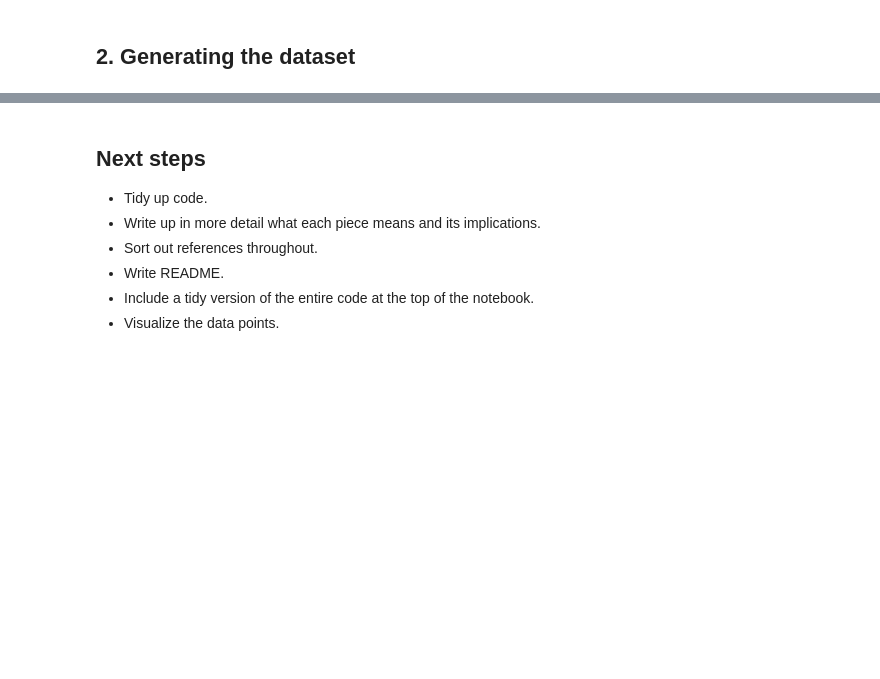
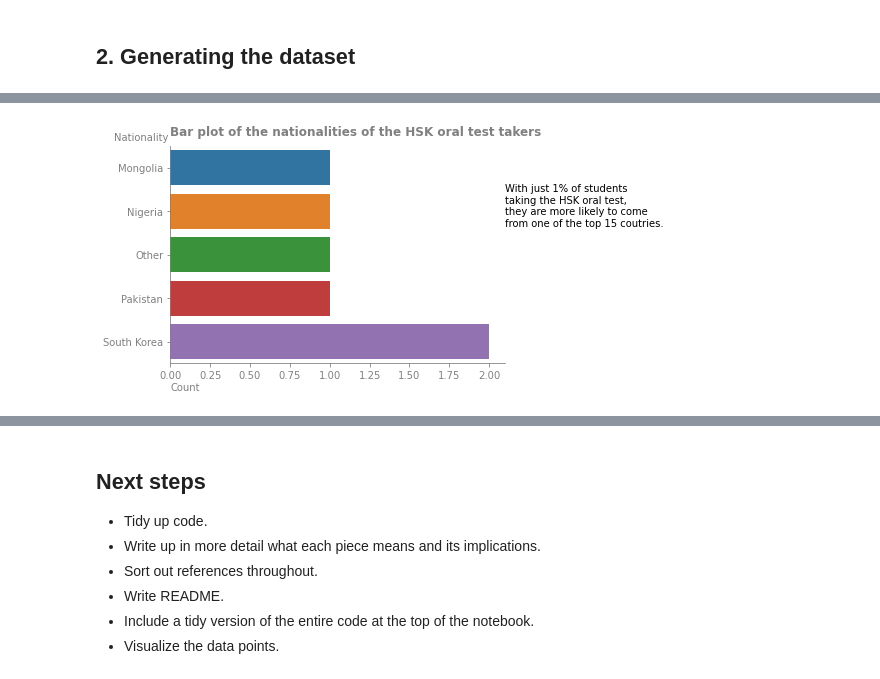
Before and after one commit to OtherBrian/pda-project, a Jupyter notebook: simulated-dataset.ipynb, the cells around one changed output, grey strips where cells are left out. Saved outputs shown, nothing was run; the diff lists cells and outputs as text; code cells hidden in the pictures; blank space fills up the shorter version.

```diff
--- a/simulated-dataset.ipynb
+++ b/simulated-dataset.ipynb
@@ -844,0 +889,8 @@ chinese_class_df.head(20)
+# %%
+fig, ax = plt.subplots()
+ax = sns.barplot(x = chinese_class_df.loc[chinese_class_df['HSK oral test?'] == 1].groupby('Nationality').count().reset_index()['Scholarship'], y = chinese_class_df.loc[chinese_class_df['HSK oral test?'] == 1].groupby('Nationality').count().reset_index()['Nationality'], orient="h")
+format_plots(ax, "Bar plot of the nationalities of the HSK oral test takers", "Count", "Nationality")
+fig.text(0.9, 0.6, "With just 1% of students \ntaking the HSK oral test, \nthey are more likely to come \nfrom one of the top 15 coutries.", ha='left')
+ax;
+# %% [output]
+[figure, added]
```
Also changed, not shown: parts of 13 cells of this notebook.
